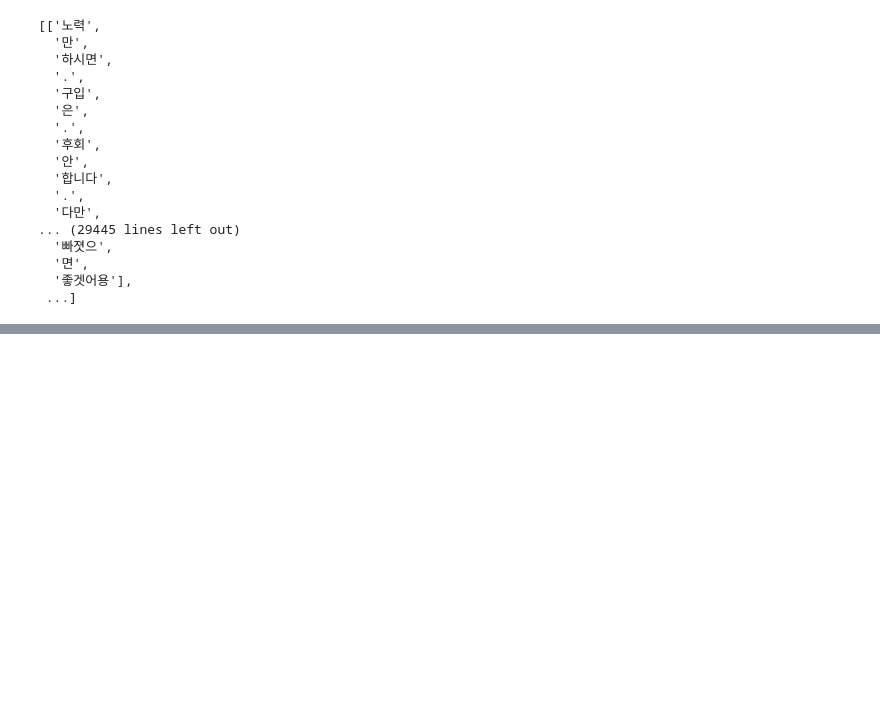
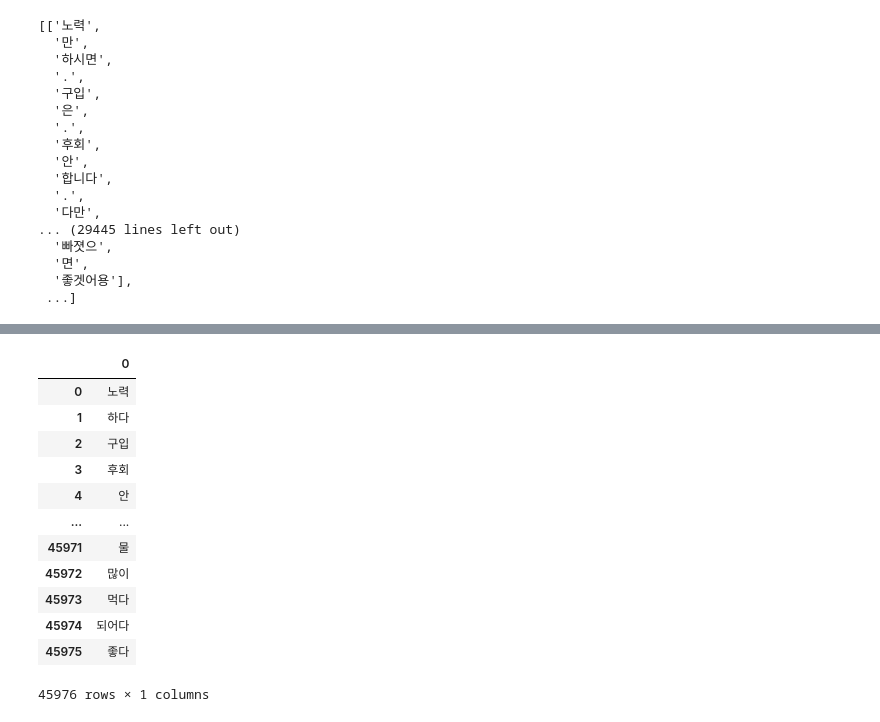
Before and after one commit to angelamyungjoosong/project_supplements_data_analytics, a Jupyter notebook: codes/Preprocessing_MJ.ipynb, the cells around one changed output, grey strips where cells are left out. Saved outputs shown, nothing was run; the diff lists cells and outputs as text; code cells hidden in the pictures; blank space fills up the shorter version.

```diff
--- a/codes/Preprocessing_MJ.ipynb
+++ b/codes/Preprocessing_MJ.ipynb
@@ -255,0 +258,4 @@ review_content_list_without_stop
+# %%
+df_stopwords = pd.read_excel('../datasets/stopword_list_MJ.xlsx')
+stopwords = df_stopwords[:5].values
+stopwords
@@ -255,0 +268,16 @@ review_content_list_without_stop
+# %%
+# 토크나이징 함수 정의
+def tokenizer(raw, pos=["Noun","Alpha","Verb","Adjective", "Adverb", "Foreign", "KoreanParticle"], stopword=stopwords):
+    tokens = [
+        word for word, tag in okt.pos(
+            raw,
+            norm=True,   # normalize 그랰ㅋㅏ -> 그래ㅋㅋ
+            stem=True    # stemming 바뀌나->바뀌다
+            )
+            if tag in pos and word not in stopword
+
+    ]
+    return ' '.join(tokens)
+# %%
+df_skinnylab_drop_drop['tokenized_review'] = df_skinnylab_drop_drop['review_content'].apply(tokenizer)
+df_skinnylab_drop_drop['tokenized_review']
@@ -255,0 +302,21 @@ review_content_list_without_stop
+# %%
+tokenized_review_list = ' '.join(list(df_skinnylab_drop_drop['tokenized_review']))
+# %%
+tokenized_review_list_morphs = okt.morphs(tokenized_review_list) #형태소 분석
+# tokenized_review_list.split()  #문자열 분할
+df_tokenized_review_list_morphs = pd.DataFrame(tokenized_review_list_morphs)
+df_tokenized_review_list_morphs
+# %% [output]
+|  | 0 |
+| 0 | 노력 |
+| 1 | 하다 |
+| 2 | 구입 |
+| 3 | 후회 |
+| 4 | 안 |
+| ... | ... |
+| 45971 | 물 |
+| 45972 | 많이 |
+| 45973 | 먹다 |
+| 45974 | 되어다 |
+| 45975 | 좋다 |
+45976 rows × 1 columns
```
Also changed, not shown: parts of 7 cells of this notebook, 3 other files.
